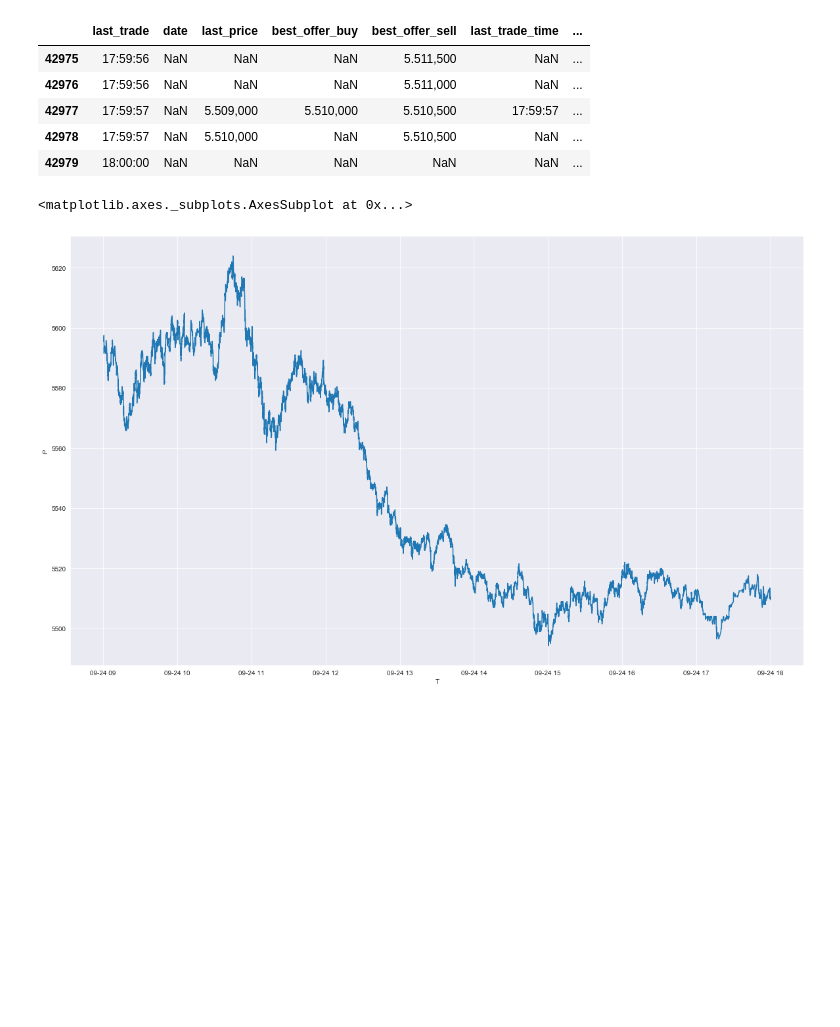
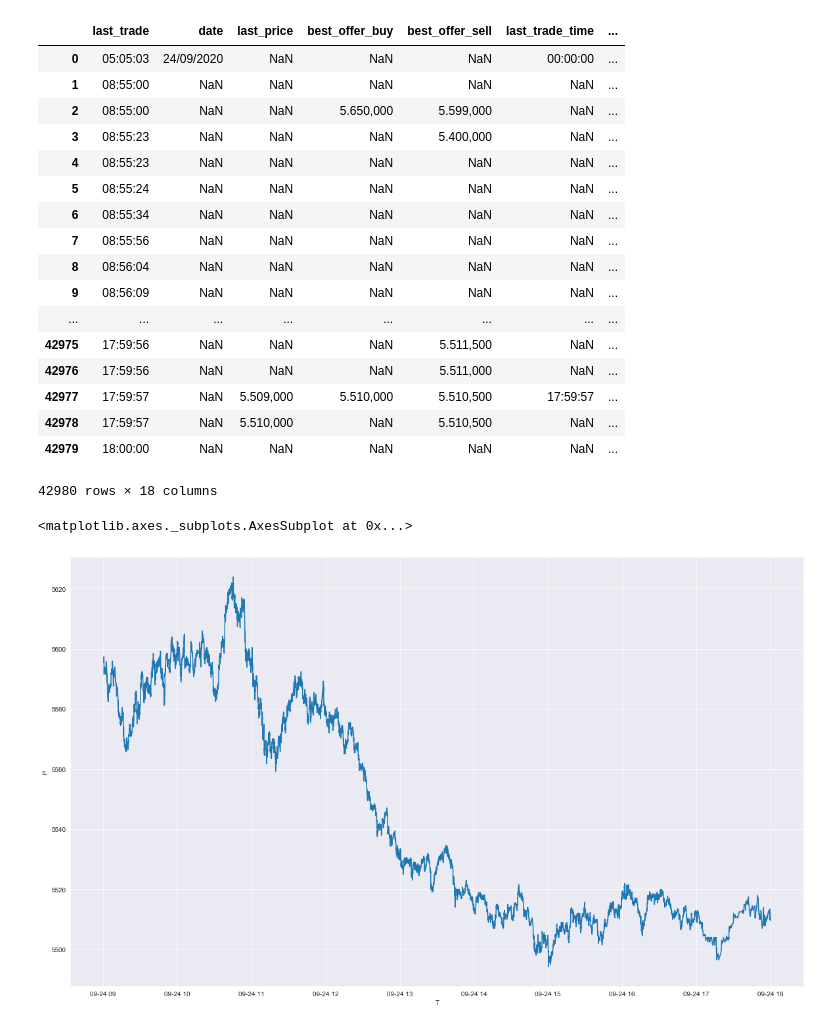
Before and after one commit to EduardoRenz/Trader-LSTM, a Jupyter notebook: jupyters/analiseColeta.ipynb, the cells around one changed output. Saved outputs shown, nothing was run; the diff lists cells and outputs as text; code cells hidden in the pictures; blank space fills up the shorter version.

Commit message:
day 20200925 recorded

```diff
--- a/jupyters/analiseColeta.ipynb
+++ b/jupyters/analiseColeta.ipynb
@@ -27,6 +25,8 @@ for content in file_content:
 # %%
 columns={'0':'last_trade','1':'date','2':'last_price','3':'best_offer_buy','4':'best_offer_sell','5':'last_trade_time','6':'actual_trade_quantity',
-         '7':'last_trade_quantity','8':'all_trades_quantrity','11':'max','12':'min','13':'close','14':'open','21':'variation','42':'average',
+         '7':'last_trade_quantity','11':'max','12':'min','13':'close','14':'open','21':'variation','42':'average',
          '60':'broker_best_buy_offer','61':'broker_best_sell_offer','62':'last_broker_buy','63':'last_broker_sell'}
 quotes_df = pd.DataFrame(quotes,columns=columns)
 quotes_df.rename(columns=columns,inplace=True)
+#quotes_df = quotes_df.iloc[quotes_df.loc[pd.notna(quotes_df['min'])].first_valid_index():] # get the first price ocurrence
+quotes_dict = quotes_df.to_dict(orient='records')
@@ -35,11 +33,23 @@ quotes_df.rename(columns=columns,inplace=True)
 # %%
-quotes_df.tail()
+quotes_df
 # %% [output]
 |  | last_trade | date | last_price | best_offer_buy | best_offer_sell | last_trade_time | ... |
+| 0 | 05:05:03 | 24/09/2020 | NaN | NaN | NaN | 00:00:00 | ... |
+| 1 | 08:55:00 | NaN | NaN | NaN | NaN | NaN | ... |
+| 2 | 08:55:00 | NaN | NaN | 5.650,000 | 5.599,000 | NaN | ... |
+| 3 | 08:55:23 | NaN | NaN | NaN | 5.400,000 | NaN | ... |
+| 4 | 08:55:23 | NaN | NaN | NaN | NaN | NaN | ... |
+| 5 | 08:55:24 | NaN | NaN | NaN | NaN | NaN | ... |
+| 6 | 08:55:34 | NaN | NaN | NaN | NaN | NaN | ... |
+| 7 | 08:55:56 | NaN | NaN | NaN | NaN | NaN | ... |
+| 8 | 08:56:04 | NaN | NaN | NaN | NaN | NaN | ... |
+| 9 | 08:56:09 | NaN | NaN | NaN | NaN | NaN | ... |
+| ... | ... | ... | ... | ... | ... | ... | ... |
 | 42975 | 17:59:56 | NaN | NaN | NaN | 5.511,500 | NaN | ... |
 | 42976 | 17:59:56 | NaN | NaN | NaN | 5.511,000 | NaN | ... |
 | 42977 | 17:59:57 | NaN | 5.509,000 | 5.510,000 | 5.510,500 | 17:59:57 | ... |
 | 42978 | 17:59:57 | NaN | 5.510,000 | NaN | 5.510,500 | NaN | ... |
 | 42979 | 18:00:00 | NaN | NaN | NaN | NaN | NaN | ... |
+42980 rows × 18 columns
 # %%
 data['agressions'] = agressions.to_dict(orient='records')
```
Also changed, not shown: parts of 4 cells of this notebook, 2 other files.
